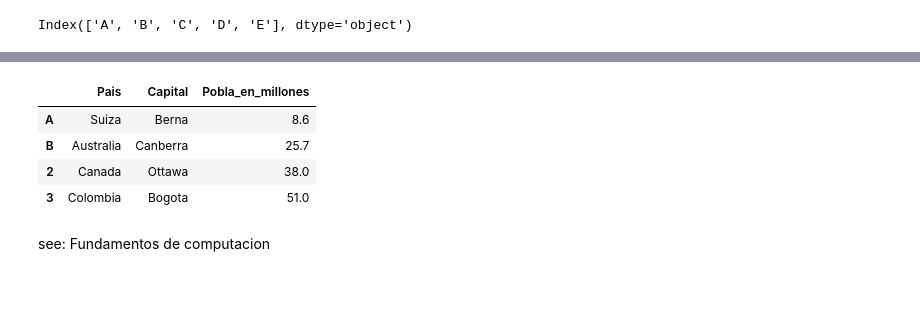
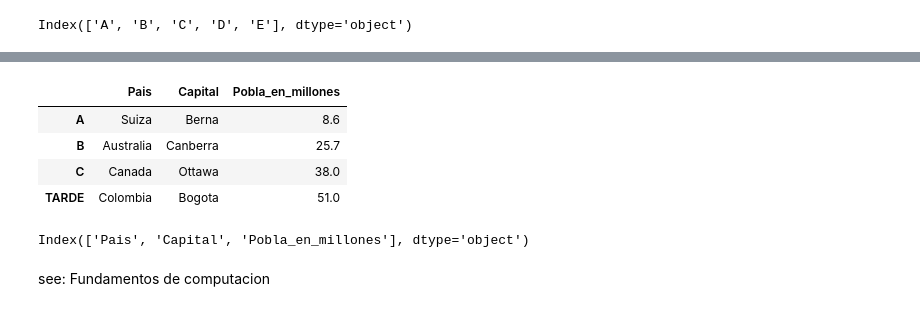
Before and after one commit to anferivera/Fundamentos_de_computacion, a Jupyter notebook: 14_pandas.ipynb, the cells around one changed output, grey strips where cells are left out. Drawn from its saved outputs; the diff is of its cells as text; code cells hidden in the pictures.

```diff
--- a/14_pandas.ipynb
+++ b/14_pandas.ipynb
@@ -151,24 +152,28 @@ La siguiente estructura fundamental en Pandas es el *Dataframe*. Si una serie es
 # %%
 # Construir un DataFrame a partir de un diccionario
 
-#Declarando el diccionario de nombre "data"
+#Declarando el diccionario de nombre "data" --- COLUMNS
 misdatos = {
     "Pais": ["Suiza", "Australia", "Canada","Colombia"],
     "Capital": ["Berna", "Canberra", "Ottawa","Bogota"],
     "Pobla_en_millones": [8.6, 25.7, 38, 51]
 }
 
-misindices = ["A", "B","2","3"]
+misindices = ["A", "B","C","TARDE"]
 
 #Creando el DataFrame, al que estoy nombrando como "tabla"
 tabla = pd.DataFrame(data = misdatos, index= misindices)
 tabla
 # %% [output]
 |  | Pais | Capital | Pobla_en_millones |
 | A | Suiza | Berna | 8.6 |
 | B | Australia | Canberra | 25.7 |
-| 2 | Canada | Ottawa | 38.0 |
-| 3 | Colombia | Bogota | 51.0 |
+| C | Canada | Ottawa | 38.0 |
+| TARDE | Colombia | Bogota | 51.0 |
+# %%
+tabla.columns
+# %% [output]
+Index(['Pais', 'Capital', 'Pobla_en_millones'], dtype='object')
 # %% [markdown]
 see: Fundamentos de computacion
 # %% [markdown]
```
Also changed, not shown: parts of 22 cells of this notebook.
